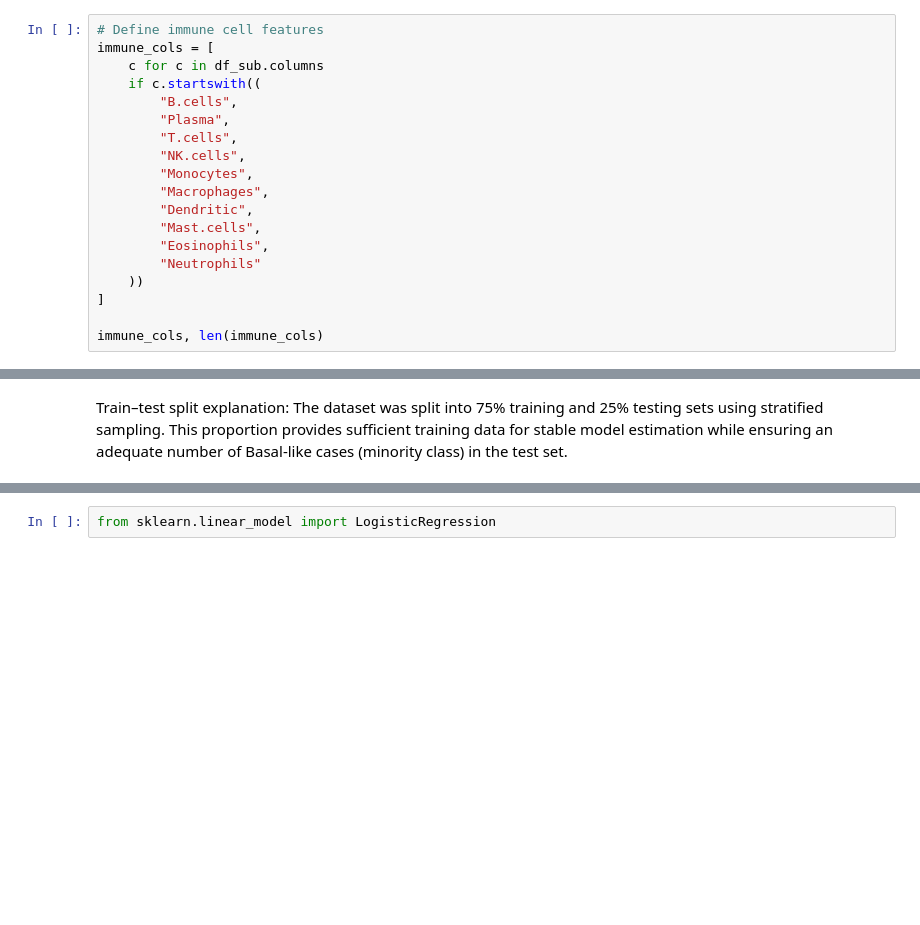
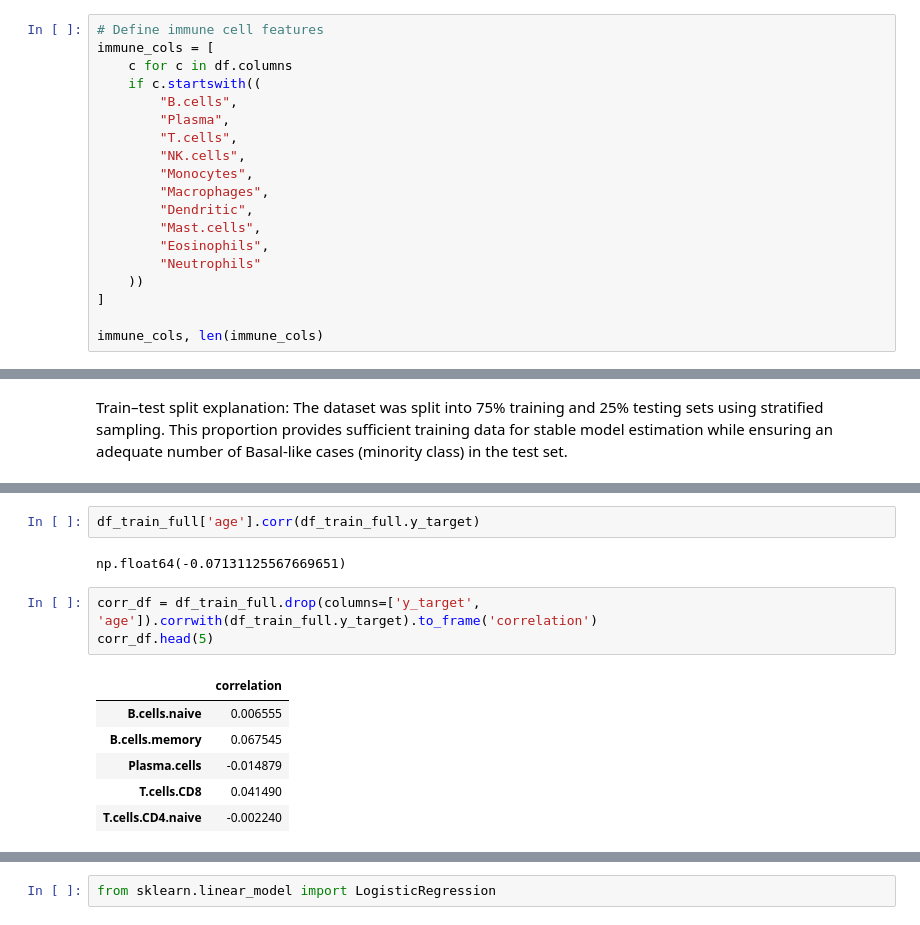
Before and after one commit to ekhlebus/tme-breast-cancer-subtype-prediction, a Jupyter notebook: tme-breast-cancer-subtype-prediction.ipynb, the cells around one changed output, grey strips where cells are left out. Cells and saved outputs as stored; diff of their text form; blank space fills up the shorter version.

```diff
--- a/tme-breast-cancer-subtype-prediction.ipynb
+++ b/tme-breast-cancer-subtype-prediction.ipynb
@@ -346,7 +346,7 @@ Now let's consider features in more detailes.
 # %%
 # Define immune cell features
 immune_cols = [
-    c for c in df_sub.columns
+    c for c in df.columns
     if c.startswith((
         "B.cells",
         "Plasma",
@@ -1326,0 +696,14 @@ Both linear and logistic regression called linear models because in both models
+# %%
+df_train_full['age'].corr(df_train_full.y_target)
+# %% [output]
+np.float64(-0.07131125567669651)
+# %%
+corr_df = df_train_full.drop(columns=['y_target', 'age']).corrwith(df_train_full.y_target).to_frame('correlation')
+corr_df.head(5)
+# %% [output]
+|  | correlation |
+| B.cells.naive | 0.006555 |
+| B.cells.memory | 0.067545 |
+| Plasma.cells | -0.014879 |
+| T.cells.CD8 | 0.041490 |
+| T.cells.CD4.naive | -0.002240 |
```
Also changed, not shown: parts of 135 cells of this notebook.
